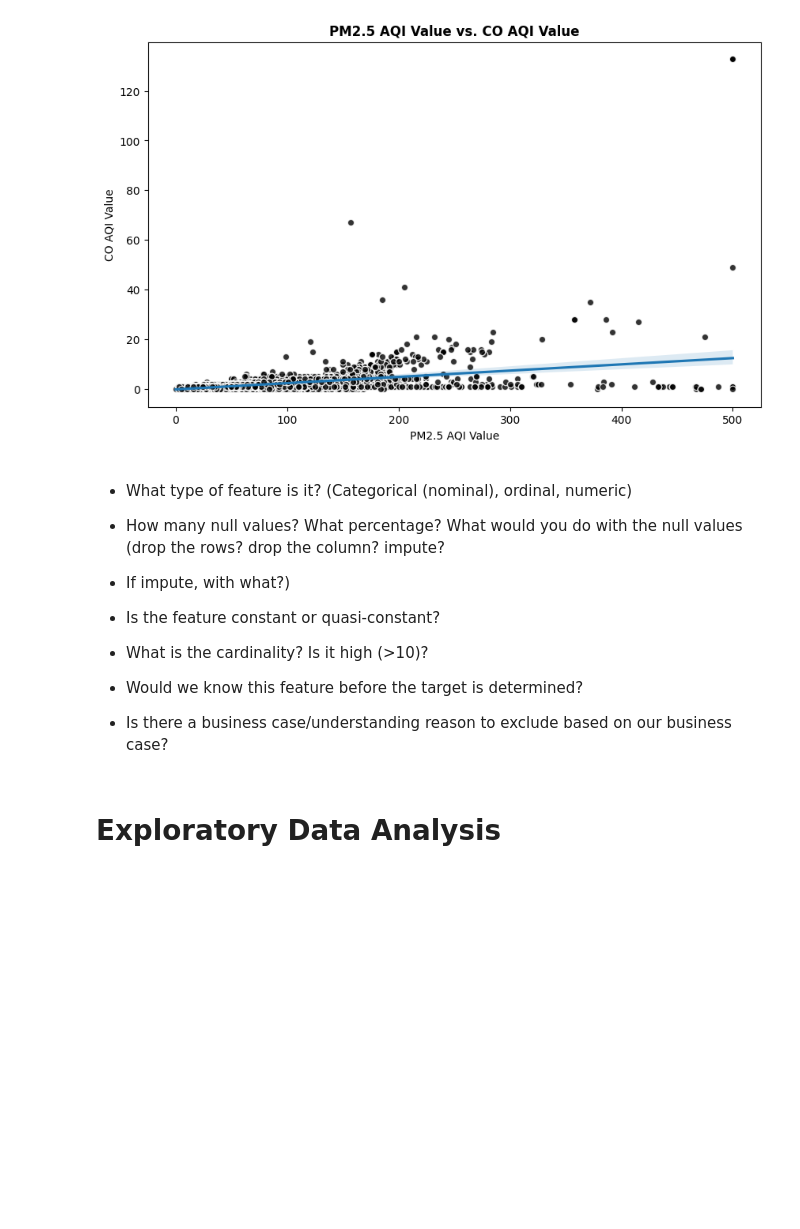
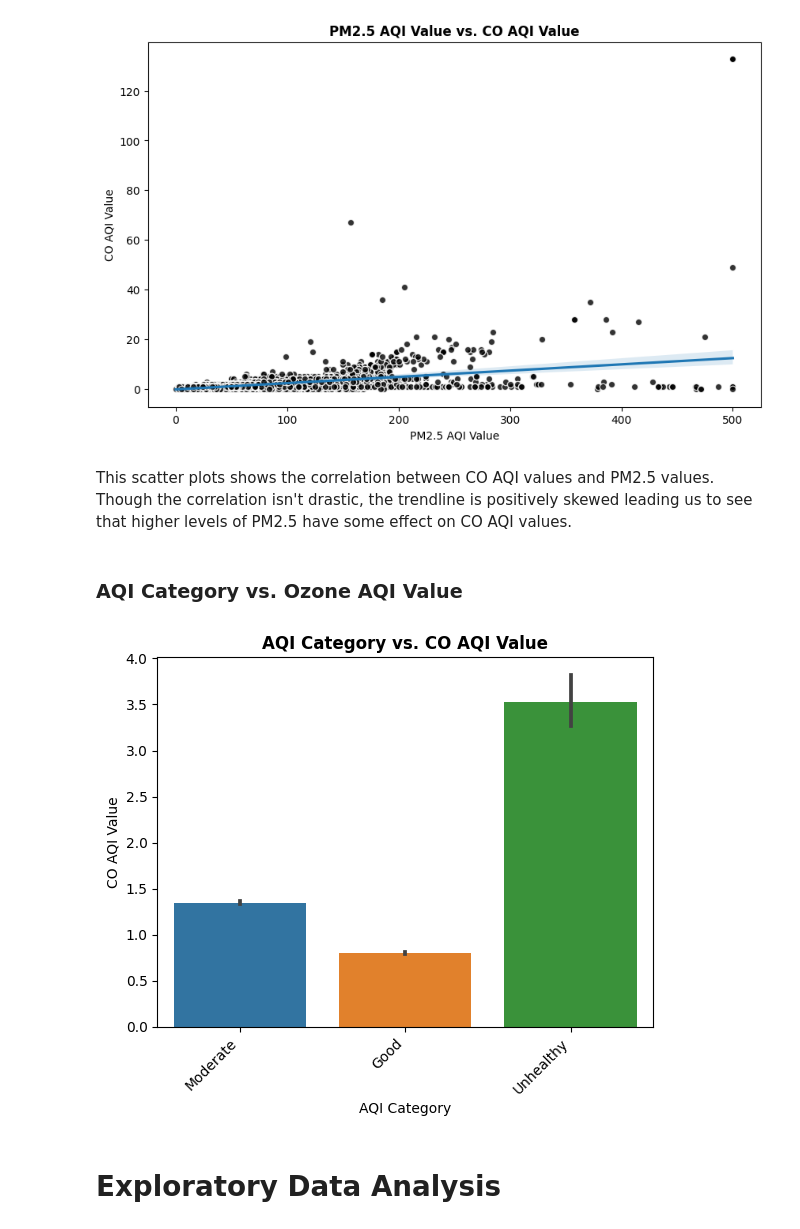
Before and after one commit to eckoecho/Project-2, a Jupyter notebook: Latest ---- World_Air_Quality_Index_by_City_and_Coordinates.ipynb, the cells around one changed output. Saved outputs shown, nothing was run; the diff lists cells and outputs as text; code cells hidden in the pictures; blank space fills up the shorter version.

```diff
--- a/Latest ---- World_Air_Quality_Index_by_City_and_Coordinates.ipynb
+++ b/Latest ---- World_Air_Quality_Index_by_City_and_Coordinates.ipynb
@@ -594,15 +593,15 @@ sns.regplot(df, x="PM2.5 AQI Value", y="CO AQI Value", scatter_kws={"color": "bl
 ax.set_title("PM2.5 AQI Value vs. CO AQI Value", fontweight="bold");
 # %% [output]
 [figure]
-# %% [markdown]
-* What type of feature is it? (Categorical (nominal), ordinal, numeric)
-
-* How many null values? What percentage? What would you do with the null values (drop the rows? drop the column? impute?
-* If impute, with what?)
-* Is the feature constant or quasi-constant?
-* What is the cardinality? Is it high (>10)?
-* Would we know this feature before the target is determined?
-* Is there a business case/understanding reason to exclude based on our business case?
+# %% [markdown]
+This scatter plots shows the correlation between CO AQI values and PM2.5 values.  Though the correlation isn't drastic, the trendline is positively skewed leading us to see that higher levels of PM2.5 have some effect on CO AQI values.
+# %% [markdown]
+### AQI Category vs. Ozone AQI Value
+# %%
+#Using custom function to plot
+value_barplot("AQI Category","CO AQI Value")
+# %% [output]
+[figure, added]
 # %% [markdown]
 # Exploratory Data Analysis
 # %% [markdown]
```
Also changed, not shown: parts of 11 cells of this notebook.
